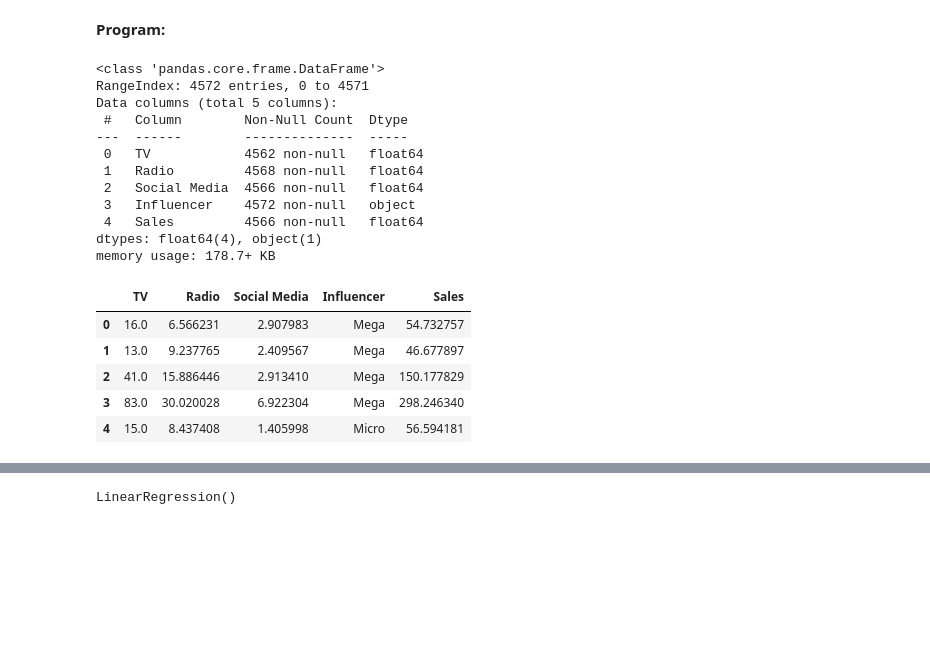
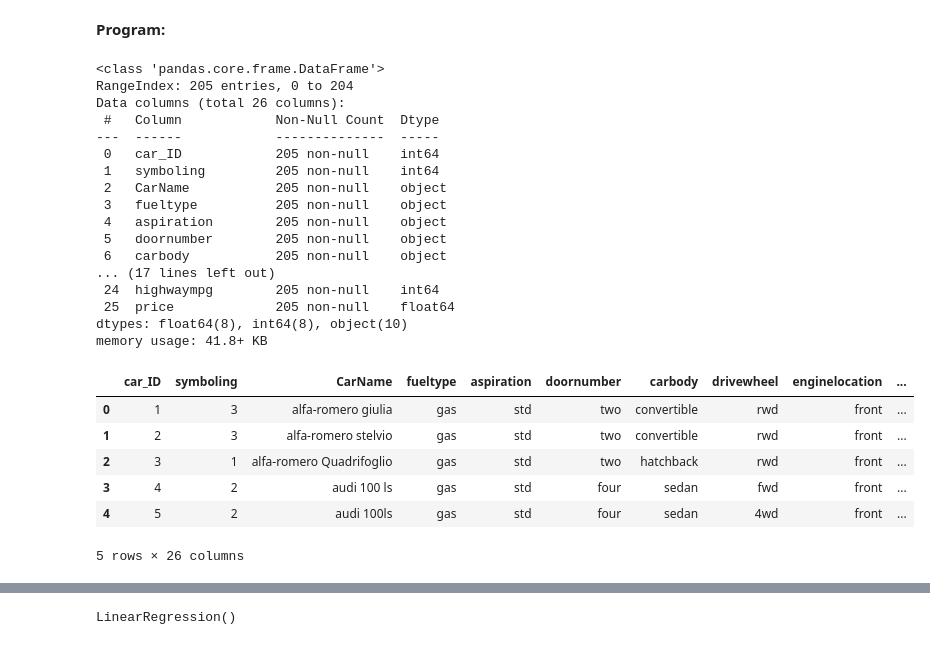
Before and after one commit to vedantrk/DAV-SEM6, a Jupyter notebook: DAV_EXP3.ipynb, the cells around one changed output, grey strips where cells are left out. Cells and saved outputs as stored; diff of their text form; code cells hidden in the pictures; blank space fills up the shorter version.

```diff
--- a/DAV_EXP3.ipynb
+++ b/DAV_EXP3.ipynb
@@ -40,26 +45,32 @@ import matplotlib.pyplot as plt
 # %%
-df = pd.read_csv('/content/Dummy Data HSS.csv')
+df = pd.read_csv('/content/CarPrice_Assignment.csv')
 df.info()
 df.head()
 # %% [output]
 <class 'pandas.core.frame.DataFrame'>
-RangeIndex: 4572 entries, 0 to 4571
-Data columns (total 5 columns):
- #   Column        Non-Null Count  Dtype
----  ------        --------------  -----
- 0   TV            4562 non-null   float64
- 1   Radio         4568 non-null   float64
- 2   Social Media  4566 non-null   float64
- 3   Influencer    4572 non-null   object
- 4   Sales         4566 non-null   float64
-dtypes: float64(4), object(1)
-memory usage: 178.7+ KB
+RangeIndex: 205 entries, 0 to 204
+Data columns (total 26 columns):
+ #   Column            Non-Null Count  Dtype
+---  ------            --------------  -----
+ 0   car_ID            205 non-null    int64
+ 1   symboling         205 non-null    int64
+ 2   CarName           205 non-null    object
+ 3   fueltype          205 non-null    object
+ 4   aspiration        205 non-null    object
+ 5   doornumber        205 non-null    object
+ 6   carbody           205 non-null    object
+... (17 lines left out)
+ 24  highwaympg        205 non-null    int64
+ 25  price             205 non-null    float64
+dtypes: float64(8), int64(8), object(10)
+memory usage: 41.8+ KB
-|  | TV | Radio | Social Media | Influencer | Sales |
-| 0 | 16.0 | 6.566231 | 2.907983 | Mega | 54.732757 |
-| 1 | 13.0 | 9.237765 | 2.409567 | Mega | 46.677897 |
-| 2 | 41.0 | 15.886446 | 2.913410 | Mega | 150.177829 |
-| 3 | 83.0 | 30.020028 | 6.922304 | Mega | 298.246340 |
-| 4 | 15.0 | 8.437408 | 1.405998 | Micro | 56.594181 |
+|  | car_ID | symboling | CarName | fueltype | aspiration | doornumber | carbody | drivewheel | enginelocation | ... |
+| 0 | 1 | 3 | alfa-romero giulia | gas | std | two | convertible | rwd | front | ... |
+| 1 | 2 | 3 | alfa-romero stelvio | gas | std | two | convertible | rwd | front | ... |
+| 2 | 3 | 1 | alfa-romero Quadrifoglio | gas | std | two | hatchback | rwd | front | ... |
+| 3 | 4 | 2 | audi 100 ls | gas | std | four | sedan | fwd | front | ... |
+| 4 | 5 | 2 | audi 100ls | gas | std | four | sedan | 4wd | front | ... |
+5 rows × 26 columns
 # %%
 df=df.dropna()
 df.info()
```
Also changed, not shown: parts of 18 cells of this notebook.
